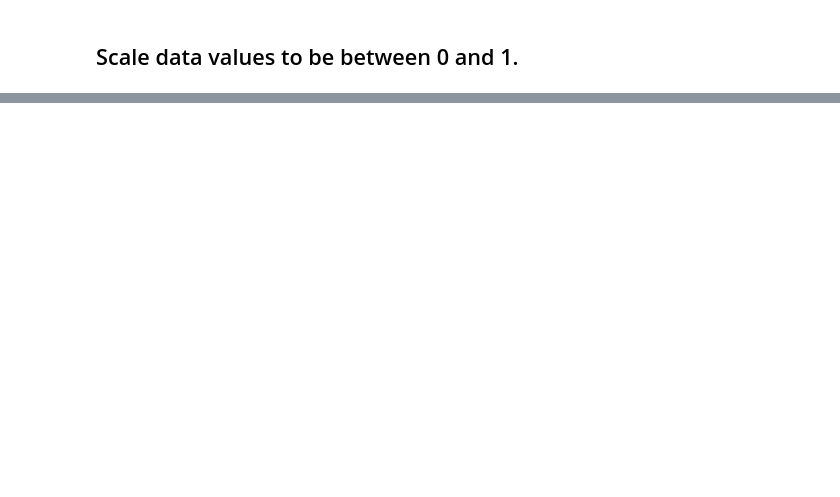
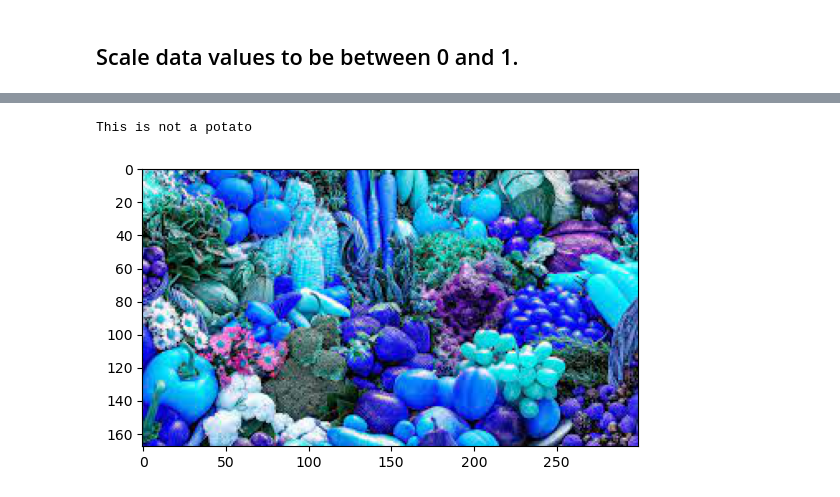
Before and after one commit to ElPatatone/Potato-image-classifier, a Jupyter notebook: main.ipynb, the cells around one changed output, grey strips where cells are left out. Saved outputs shown, nothing was run; the diff lists cells and outputs as text; code cells hidden in the pictures; blank space fills up the shorter version.

```diff
--- a/main.ipynb
+++ b/main.ipynb
@@ -101,0 +236,14 @@ data.as_numpy_iterator().next()[0].max()
+# %%
+if yhat > 0.5:
+    print(f'This is a Potato')
+else:
+    print(f'This is not a potato')
+# %% [output]
+This is not a potato
+# %%
+#loaading an image of a vegetables
+img = cv2.imread('data/test/vegetables.jpg')
+plt.imshow(img)
+plt.show()
+# %% [output]
+[figure, added]
```
Also changed, not shown: parts of 43 cells of this notebook, 7 other files.
